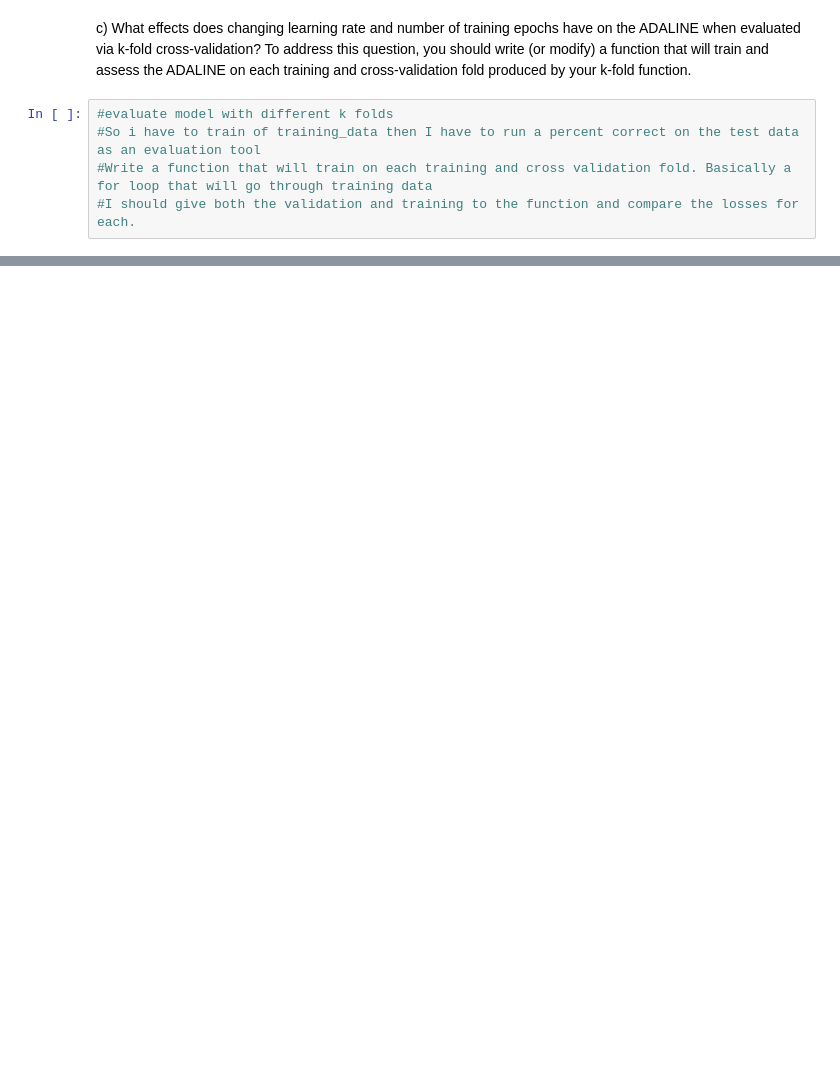
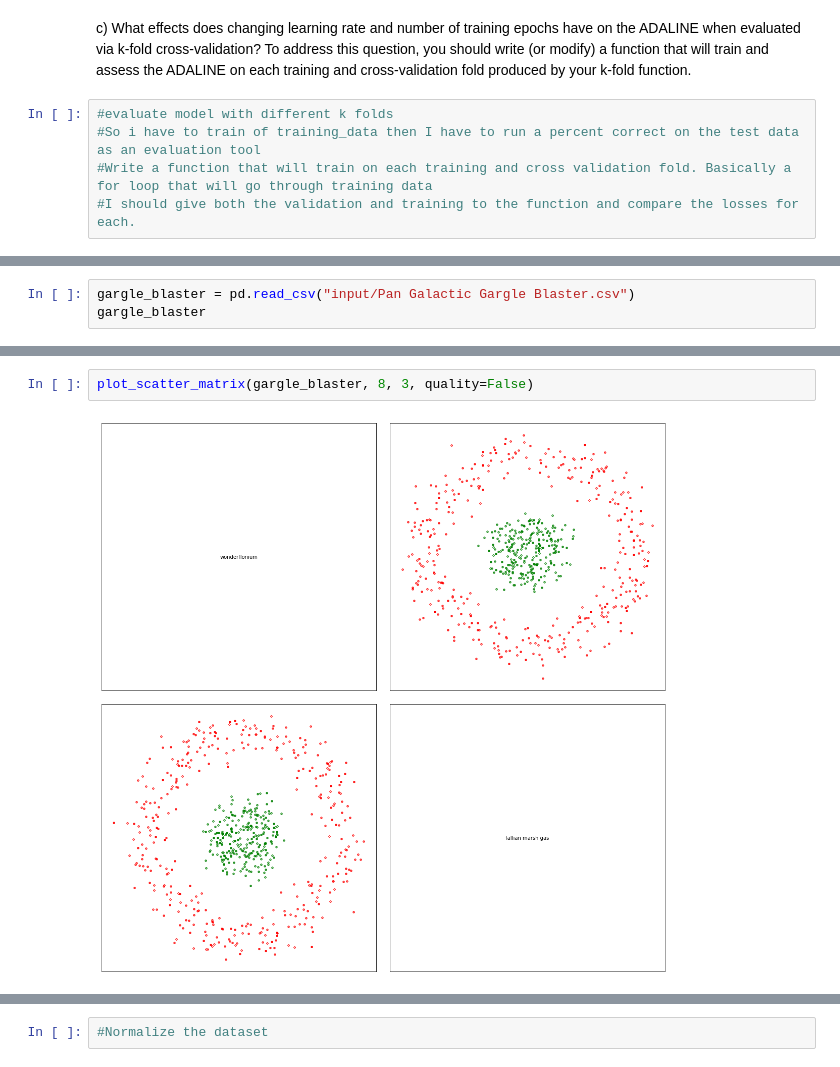
Before and after one commit to ssong42/Perceptron, a Jupyter notebook: ft_sommelier.ipynb, the cells around one changed output, grey strips where cells are left out. Cells and saved outputs as stored; diff of their text form; blank space fills up the shorter version.

```diff
--- a/ft_sommelier.ipynb
+++ b/ft_sommelier.ipynb
@@ -784,0 +865,3 @@ c) observations:
+# %%
+gargle_blaster = pd.read_csv("input/Pan Galactic Gargle Blaster.csv")
+gargle_blaster
@@ -784,0 +887,4 @@ c) observations:
+# %%
+plot_scatter_matrix(gargle_blaster, 8, 3, quality=False)
+# %% [output]
+[figure, added]
@@ -784,0 +892,2 @@ c) observations:
+# %%
+#Normalize the dataset
```
Also changed, not shown: parts of 44 cells of this notebook, 3 other files.
